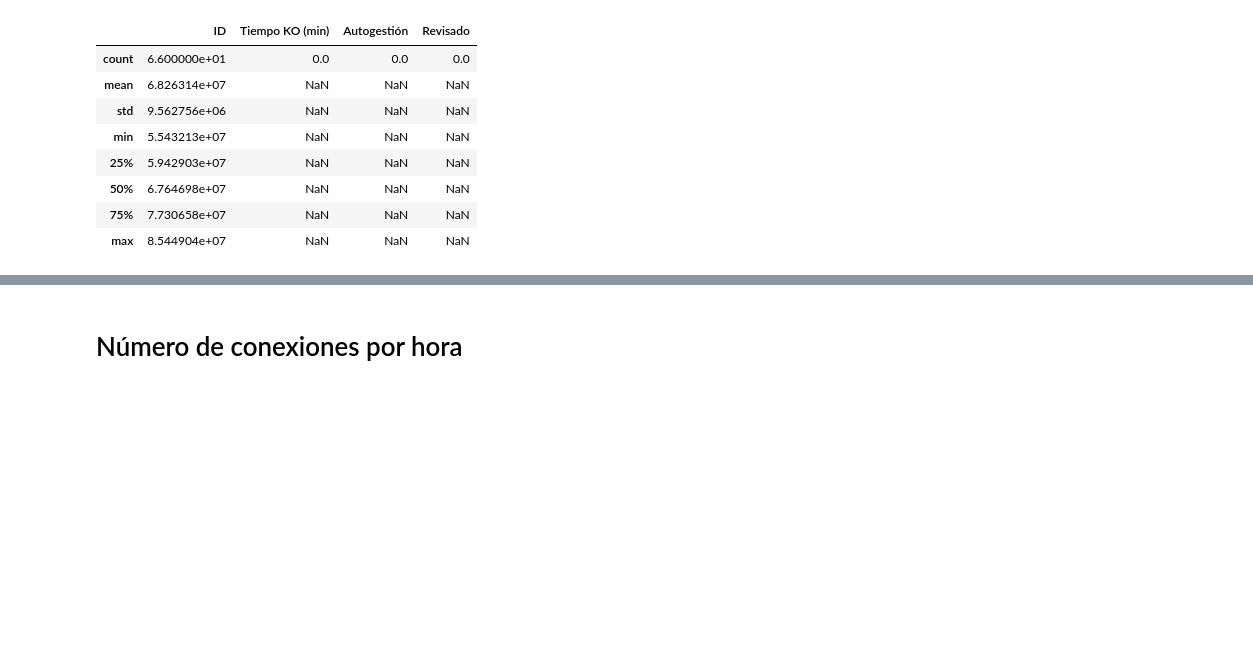
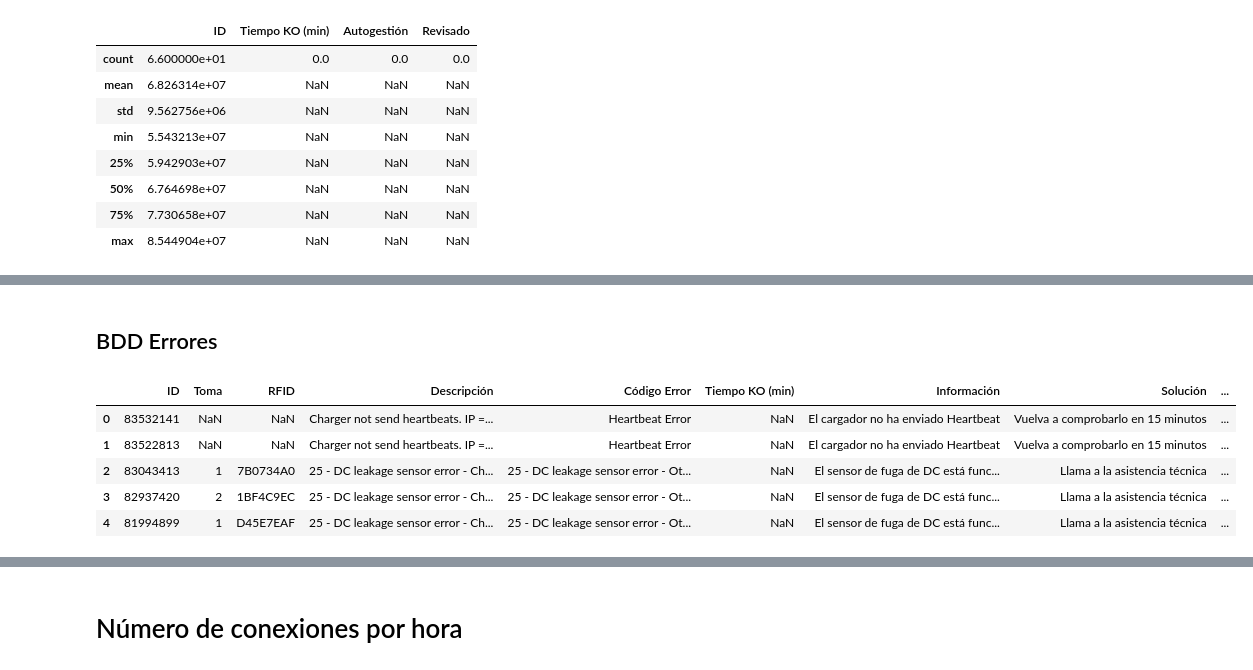
Before and after one commit to kmgomezm/DataHackHub, a Jupyter notebook: analisis_exploratorio_datos.ipynb, the cells around one changed output, grey strips where cells are left out. Drawn from its saved outputs; the diff is of its cells as text; code cells hidden in the pictures; blank space fills up the shorter version.

```diff
--- a/analisis_exploratorio_datos.ipynb
+++ b/analisis_exploratorio_datos.ipynb
@@ -125,0 +149,11 @@ sesiones['Tarjeta'].nunique()
+# %% [markdown]
+## BDD Errores
+# %%
+errores.head()
+# %% [output]
+|  | ID | Toma | RFID | Descripción | Código Error | Tiempo KO (min) | Información | Solución | ... |
+| 0 | 83532141 | NaN | NaN | Charger not send heartbeats. IP =... | Heartbeat Error | NaN | El cargador no ha enviado Heartbeat | Vuelva a comprobarlo en 15 minutos | ... |
+| 1 | 83522813 | NaN | NaN | Charger not send heartbeats. IP =... | Heartbeat Error | NaN | El cargador no ha enviado Heartbeat | Vuelva a comprobarlo en 15 minutos | ... |
+| 2 | 83043413 | 1 | 7B0734A0 | 25 - DC leakage sensor error - Ch... | 25 - DC leakage sensor error - Ot... | NaN | El sensor de fuga de DC está func... | Llama a la asistencia técnica | ... |
+| 3 | 82937420 | 2 | 1BF4C9EC | 25 - DC leakage sensor error - Ch... | 25 - DC leakage sensor error - Ot... | NaN | El sensor de fuga de DC está func... | Llama a la asistencia técnica | ... |
+| 4 | 81994899 | 1 | D45E7EAF | 25 - DC leakage sensor error - Ch... | 25 - DC leakage sensor error - Ot... | NaN | El sensor de fuga de DC está func... | Llama a la asistencia técnica | ... |
```
Also changed, not shown: parts of 10 cells of this notebook.
